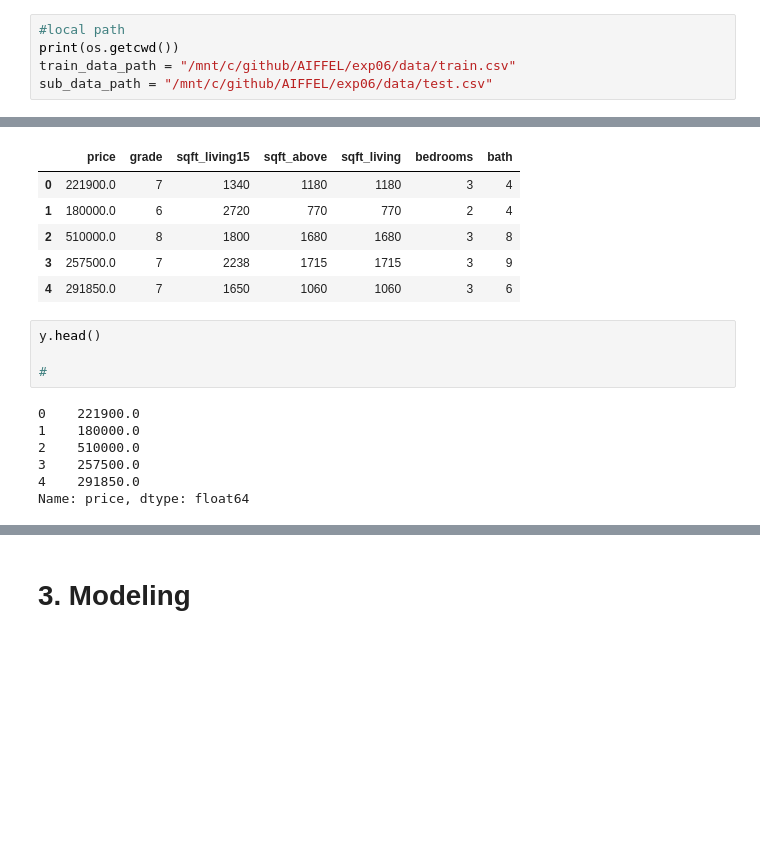
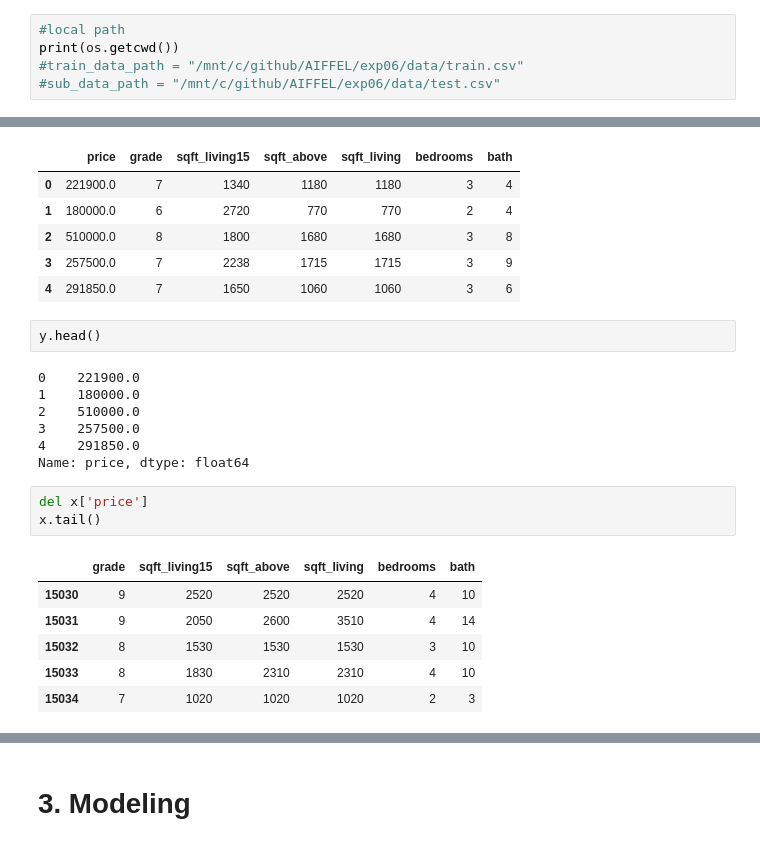
Before and after one commit to estela19/AIFFEL, a Jupyter notebook: exp06/[E-06]predict_price.ipynb, the cells around one changed output, grey strips where cells are left out. Cells and saved outputs as stored; diff of their text form; blank space fills up the shorter version.

```diff
--- a/exp06/[E-06]predict_price.ipynb
+++ b/exp06/[E-06]predict_price.ipynb
@@ -26,8 +26,8 @@ sub_data_path = join(data_dir, 'test.csv')
 # %%
 #local path
 print(os.getcwd())
-train_data_path = "/mnt/c/github/AIFFEL/exp06/data/train.csv"
-sub_data_path = "/mnt/c/github/AIFFEL/exp06/data/test.csv"
+#train_data_path = "/mnt/c/github/AIFFEL/exp06/data/train.csv"
+#sub_data_path = "/mnt/c/github/AIFFEL/exp06/data/test.csv"
 # %% [output]
 /aiffel
 # %%
@@ -413,8 +418,6 @@ x.head()
 | 4 | 291850.0 | 7 | 1650 | 1060 | 1060 | 3 | 6 |
 # %%
 y.head()
-
-#
 # %% [output]
 0    221900.0
 1    180000.0
@@ -422,3 +425,13 @@ y.head()
 3    257500.0
 4    291850.0
 Name: price, dtype: float64
+# %%
+del x['price']
+x.tail()
+# %% [output]
+|  | grade | sqft_living15 | sqft_above | sqft_living | bedrooms | bath |
+| 15030 | 9 | 2520 | 2520 | 2520 | 4 | 10 |
+| 15031 | 9 | 2050 | 2600 | 3510 | 4 | 14 |
+| 15032 | 8 | 1530 | 1530 | 1530 | 3 | 10 |
+| 15033 | 8 | 1830 | 2310 | 2310 | 4 | 10 |
+| 15034 | 7 | 1020 | 1020 | 1020 | 2 | 3 |
```
Also changed, not shown: parts of 8 cells of this notebook, 1 other file.
